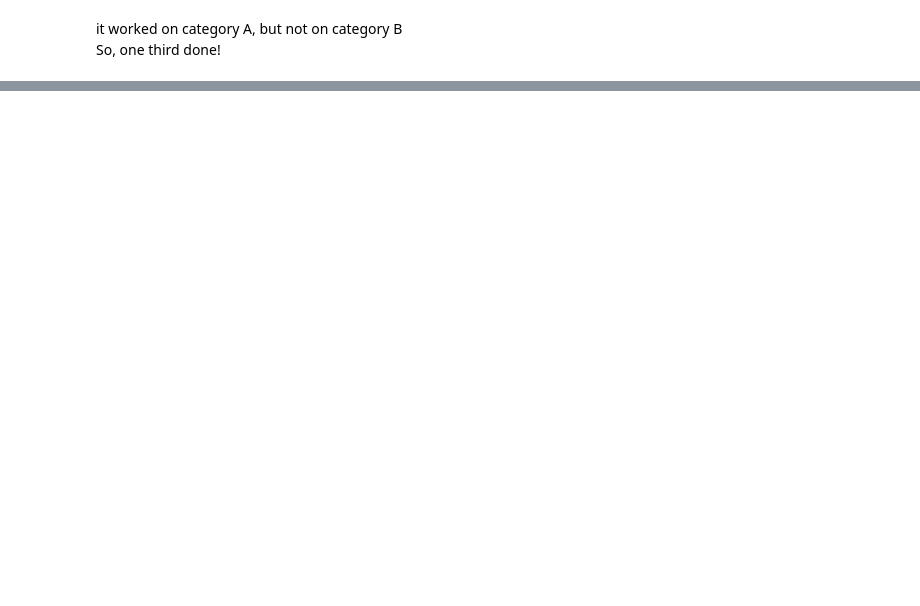
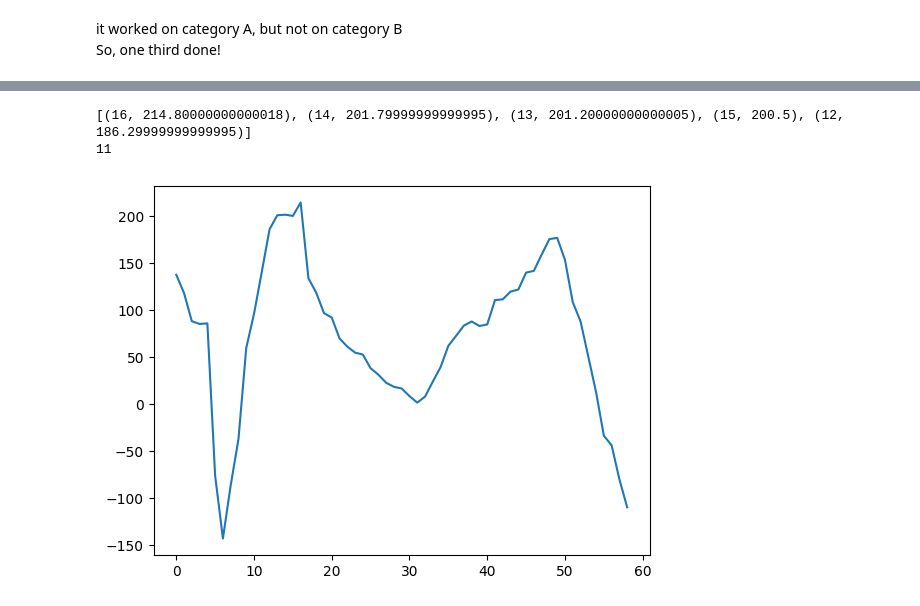
Before and after one commit to taenayat/mri_to_ct, a Jupyter notebook: NeckMaskAnalysis.ipynb, the cells around one changed output, grey strips where cells are left out. Saved outputs shown, nothing was run; the diff lists cells and outputs as text; code cells hidden in the pictures; blank space fills up the shorter version.

```diff
--- a/NeckMaskAnalysis.ipynb
+++ b/NeckMaskAnalysis.ipynb
@@ -355,0 +394,11 @@ So, one third done!
+# %%
+_, seg = read_img_and_seg(dataset_parent_dir[80])
+hist = cortical_hist(seg)[:60]
+plt.plot(np.diff(hist))
+diff_peaks = sorted(list(enumerate(np.diff(hist))), key=lambda tup: -tup[1])
+print(diff_peaks[:5])
+print(diff_peaks[0][0] - 5)
+# %% [output]
+[(16, 214.80000000000018), (14, 201.79999999999995), (13, 201.20000000000005), (15, 200.5), (12, 186.29999999999995)]
+11
+[figure, added]
```
Also changed, not shown: parts of 8 cells of this notebook.
